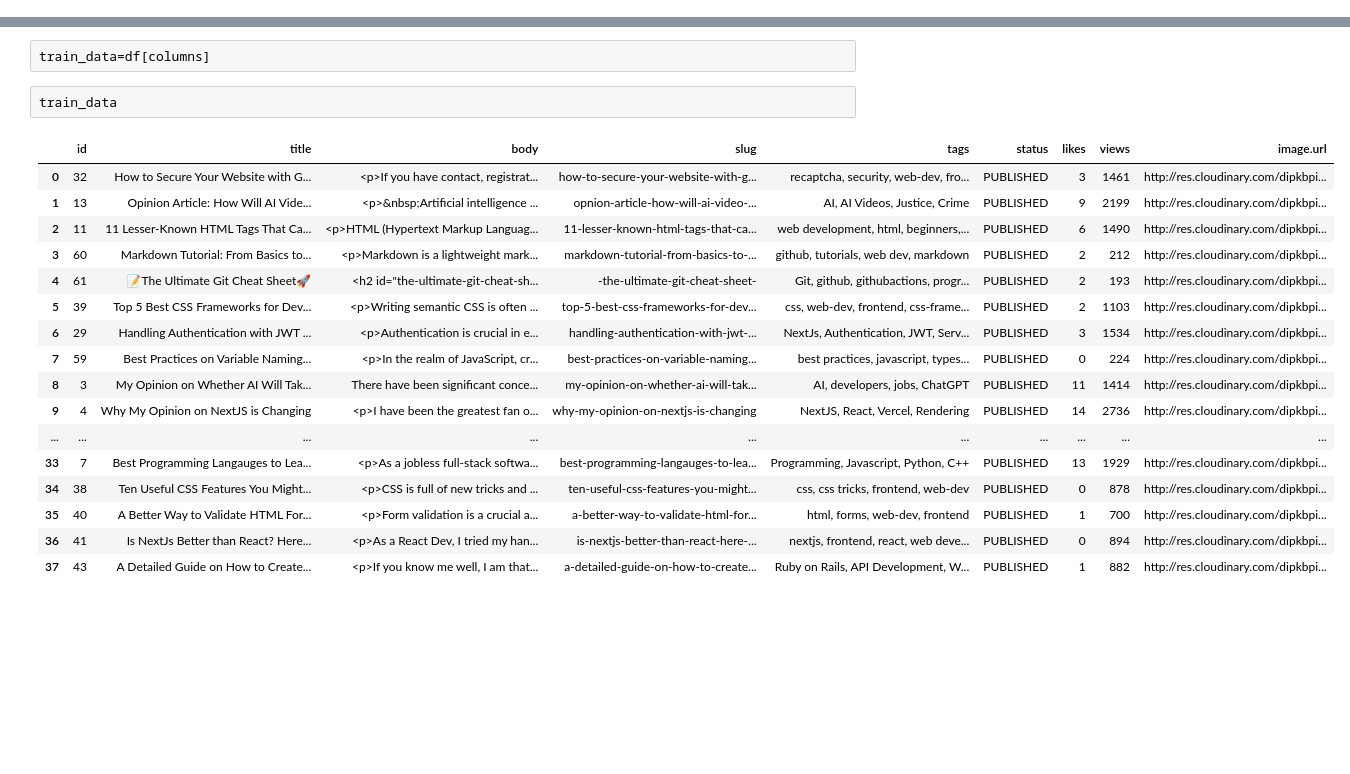
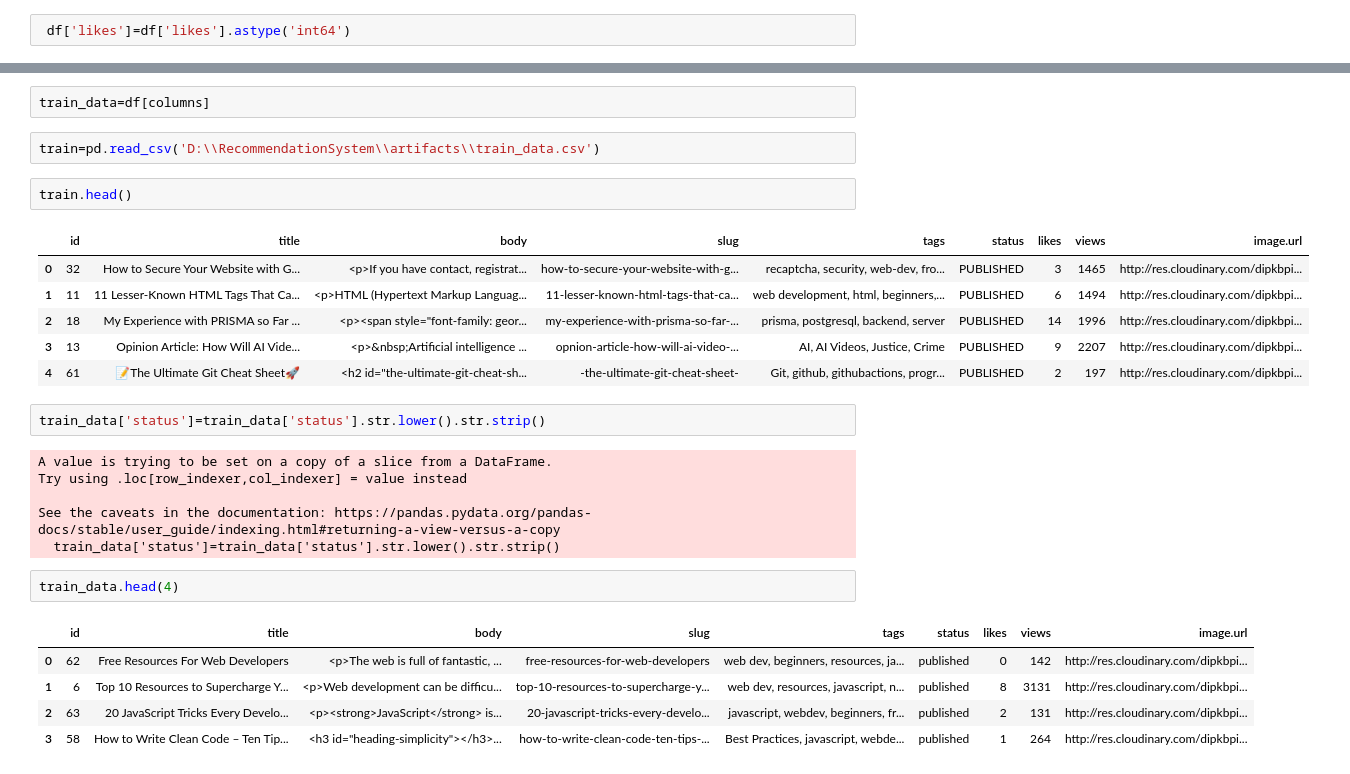
Before and after one commit to DAN-MASH/RecommendationSystem, a Jupyter notebook: notebook/data/model_trainer.ipynb, the cells around one changed output, grey strips where cells are left out. Cells and saved outputs as stored; diff of their text form; blank space fills up the shorter version.

Commit message:
Data Transformation

```diff
--- a/notebook/data/model_trainer.ipynb
+++ b/notebook/data/model_trainer.ipynb
@@ -80,3 +80,5 @@ Index(['id', 'title', 'body', 'slug', 'tags', 'authorId', 'status', 'likes',
 # %%
 columns=['id', 'title', 'body', 'slug', 'tags','status', 'likes',
        'views','image.url']
+# %%
+ df['likes']=df['likes'].astype('int64')
@@ -83,22 +109,29 @@ columns=['id', 'title', 'body', 'slug', 'tags','status', 'likes',
 # %%
 train_data=df[columns]
+# %%
+train=pd.read_csv('D:\\RecommendationSystem\\artifacts\\train_data.csv')
+# %%
+train.head()
+# %% [output]
+|  | id | title | body | slug | tags | status | likes | views | image.url |
+| 0 | 32 | How to Secure Your Website with G... | <p>If you have contact, registrat... | how-to-secure-your-website-with-g... | recaptcha, security, web-dev, fro... | PUBLISHED | 3 | 1465 | http://res.cloudinary.com/dipkbpi... |
+| 1 | 11 | 11 Lesser-Known HTML Tags That Ca... | <p>HTML (Hypertext Markup Languag... | 11-lesser-known-html-tags-that-ca... | web development, html, beginners,... | PUBLISHED | 6 | 1494 | http://res.cloudinary.com/dipkbpi... |
+| 2 | 18 | My Experience with PRISMA so Far ... | <p><span style="font-family: geor... | my-experience-with-prisma-so-far-... | prisma, postgresql, backend, server | PUBLISHED | 14 | 1996 | http://res.cloudinary.com/dipkbpi... |
+| 3 | 13 | Opinion Article: How Will AI Vide... | <p>&nbsp;Artificial intelligence ... | opnion-article-how-will-ai-video-... | AI, AI Videos, Justice, Crime | PUBLISHED | 9 | 2207 | http://res.cloudinary.com/dipkbpi... |
+| 4 | 61 | 📝The Ultimate Git Cheat Sheet🚀 | <h2 id="the-ultimate-git-cheat-sh... | -the-ultimate-git-cheat-sheet- | Git, github, githubactions, progr... | PUBLISHED | 2 | 197 | http://res.cloudinary.com/dipkbpi... |
+# %%
+train_data['status']=train_data['status'].str.lower().str.strip()
+# %% [output]
+A value is trying to be set on a copy of a slice from a DataFrame.
+Try using .loc[row_indexer,col_indexer] = value instead
+
+See the caveats in the documentation: https://pandas.pydata.org/pandas-docs/stable/user_guide/indexing.html#returning-a-view-versus-a-copy
+  train_data['status']=train_data['status'].str.lower().str.strip()
 # %%
-train_data
+train_data.head(4)
 # %% [output]
 |  | id | title | body | slug | tags | status | likes | views | image.url |
-| 0 | 32 | How to Secure Your Website with G... | <p>If you have contact, registrat... | how-to-secure-your-website-with-g... | recaptcha, security, web-dev, fro... | PUBLISHED | 3 | 1461 | http://res.cloudinary.com/dipkbpi... |
-| 1 | 13 | Opinion Article: How Will AI Vide... | <p>&nbsp;Artificial intelligence ... | opnion-article-how-will-ai-video-... | AI, AI Videos, Justice, Crime | PUBLISHED | 9 | 2199 | http://res.cloudinary.com/dipkbpi... |
-| 2 | 11 | 11 Lesser-Known HTML Tags That Ca... | <p>HTML (Hypertext Markup Languag... | 11-lesser-known-html-tags-that-ca... | web development, html, beginners,... | PUBLISHED | 6 | 1490 | http://res.cloudinary.com/dipkbpi... |
-| 3 | 60 | Markdown Tutorial: From Basics to... | <p>Markdown is a lightweight mark... | markdown-tutorial-from-basics-to-... | github, tutorials, web dev, markdown | PUBLISHED | 2 | 212 | http://res.cloudinary.com/dipkbpi... |
-| 4 | 61 | 📝The Ultimate Git Cheat Sheet🚀 | <h2 id="the-ultimate-git-cheat-sh... | -the-ultimate-git-cheat-sheet- | Git, github, githubactions, progr... | PUBLISHED | 2 | 193 | http://res.cloudinary.com/dipkbpi... |
-| 5 | 39 | Top 5 Best CSS Frameworks for Dev... | <p>Writing semantic CSS is often ... | top-5-best-css-frameworks-for-dev... | css, web-dev, frontend, css-frame... | PUBLISHED | 2 | 1103 | http://res.cloudinary.com/dipkbpi... |
-| 6 | 29 | Handling Authentication with JWT ... | <p>Authentication is crucial in e... | handling-authentication-with-jwt-... | NextJs, Authentication, JWT, Serv... | PUBLISHED | 3 | 1534 | http://res.cloudinary.com/dipkbpi... |
-| 7 | 59 | Best Practices on Variable Naming... | <p>In the realm of JavaScript, cr... | best-practices-on-variable-naming... | best practices, javascript, types... | PUBLISHED | 0 | 224 | http://res.cloudinary.com/dipkbpi... |
-| 8 | 3 | My Opinion on Whether AI Will Tak... | There have been significant conce... | my-opinion-on-whether-ai-will-tak... | AI, developers, jobs, ChatGPT | PUBLISHED | 11 | 1414 | http://res.cloudinary.com/dipkbpi... |
-| 9 | 4 | Why My Opinion on NextJS is Changing | <p>I have been the greatest fan o... | why-my-opinion-on-nextjs-is-changing | NextJS, React, Vercel, Rendering | PUBLISHED | 14 | 2736 | http://res.cloudinary.com/dipkbpi... |
-| ... | ... | ... | ... | ... | ... | ... | ... | ... | ... |
-| 33 | 7 | Best Programming Langauges to Lea... | <p>As a jobless full-stack softwa... | best-programming-langauges-to-lea... | Programming, Javascript, Python, C++ | PUBLISHED | 13 | 1929 | http://res.cloudinary.com/dipkbpi... |
-| 34 | 38 | Ten Useful CSS Features You Might... | <p>CSS is full of new tricks and ... | ten-useful-css-features-you-might... | css, css tricks, frontend, web-dev | PUBLISHED | 0 | 878 | http://res.cloudinary.com/dipkbpi... |
-| 35 | 40 | A Better Way to Validate HTML For... | <p>Form validation is a crucial a... | a-better-way-to-validate-html-for... | html, forms, web-dev, frontend | PUBLISHED | 1 | 700 | http://res.cloudinary.com/dipkbpi... |
-| 36 | 41 | Is NextJs Better than React? Here... | <p>As a React Dev, I tried my han... | is-nextjs-better-than-react-here-... | nextjs, frontend, react, web deve... | PUBLISHED | 0 | 894 | http://res.cloudinary.com/dipkbpi... |
-| 37 | 43 | A Detailed Guide on How to Create... | <p>If you know me well, I am that... | a-detailed-guide-on-how-to-create... | Ruby on Rails, API Development, W... | PUBLISHED | 1 | 882 | http://res.cloudinary.com/dipkbpi... |
+| 0 | 62 | Free Resources For Web Developers | <p>The web is full of fantastic, ... | free-resources-for-web-developers | web dev, beginners, resources, ja... | published | 0 | 142 | http://res.cloudinary.com/dipkbpi... |
+| 1 | 6 | Top 10 Resources to Supercharge Y... | <p>Web development can be difficu... | top-10-resources-to-supercharge-y... | web dev, resources, javascript, n... | published | 8 | 3131 | http://res.cloudinary.com/dipkbpi... |
+| 2 | 63 | 20 JavaScript Tricks Every Develo... | <p><strong>JavaScript</strong> is... | 20-javascript-tricks-every-develo... | javascript, webdev, beginners, fr... | published | 2 | 131 | http://res.cloudinary.com/dipkbpi... |
+| 3 | 58 | How to Write Clean Code – Ten Tip... | <h3 id="heading-simplicity"></h3>... | how-to-write-clean-code-ten-tips-... | Best Practices, javascript, webde... | published | 1 | 264 | http://res.cloudinary.com/dipkbpi... |
```
Also changed, not shown: parts of 12 cells of this notebook, 8 other files.
